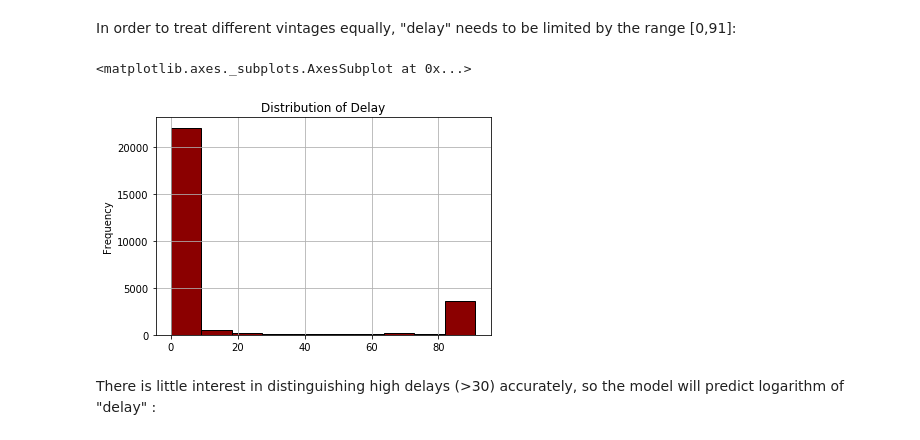
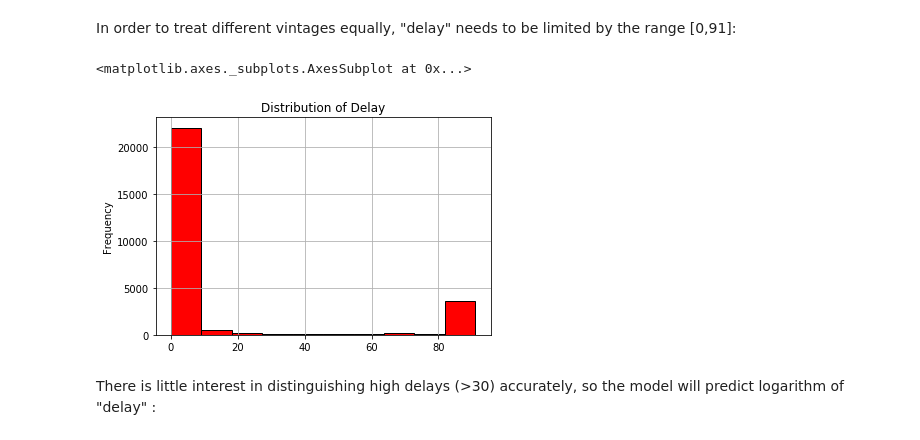
Before and after one commit to d-kulikov/cnn-credit-scoring, a Jupyter notebook: cnn_credit_scoring.ipynb, the cells around one changed output. Cells and saved outputs as stored; diff of their text form; code cells hidden in the pictures.

Commit message:
Color scheme changed

```diff
--- a/cnn_credit_scoring.ipynb
+++ b/cnn_credit_scoring.ipynb
@@ -63,10 +63,10 @@ In order to treat different vintages equally, "delay" needs to be limited by the
 l.loc[ l.delay < 0, 'delay' ] = 0
 l.loc[ l.delay > 90, 'delay' ] = 91
 # %%
-l.delay.plot( kind='hist', color='darkred', edgecolor='black', grid=True, title='Distribution of Delay' )
+l.delay.plot( kind='hist', color='red', edgecolor='black', grid=True, title='Distribution of Delay' )
 # %% [output]
 <matplotlib.axes._subplots.AxesSubplot at 0x...>
-[figure, old version]
+[figure, new version]
 # %% [markdown]
 There is little interest in distinguishing high delays (>30) accurately, so the model will predict logarithm of "delay" :
 # %%
```
Also changed, not shown: 1 other file.
